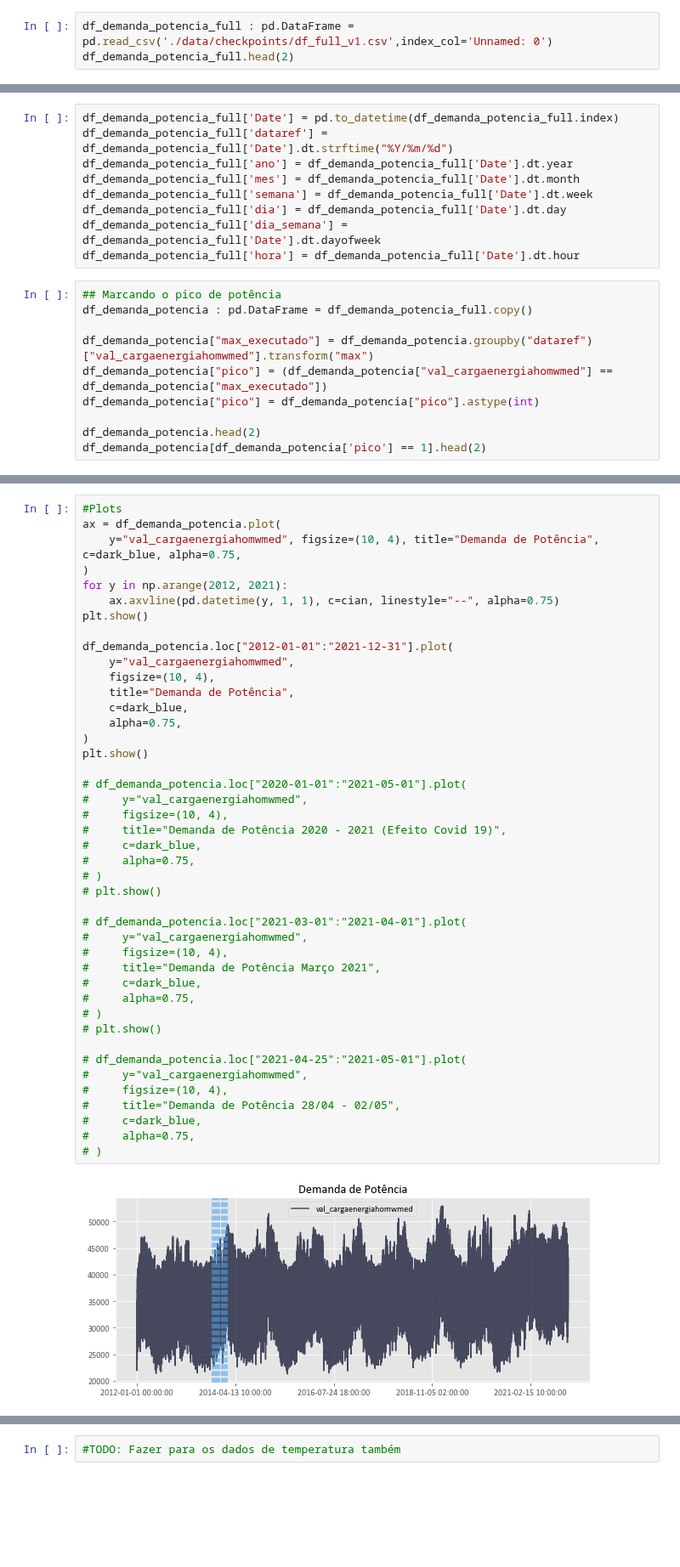
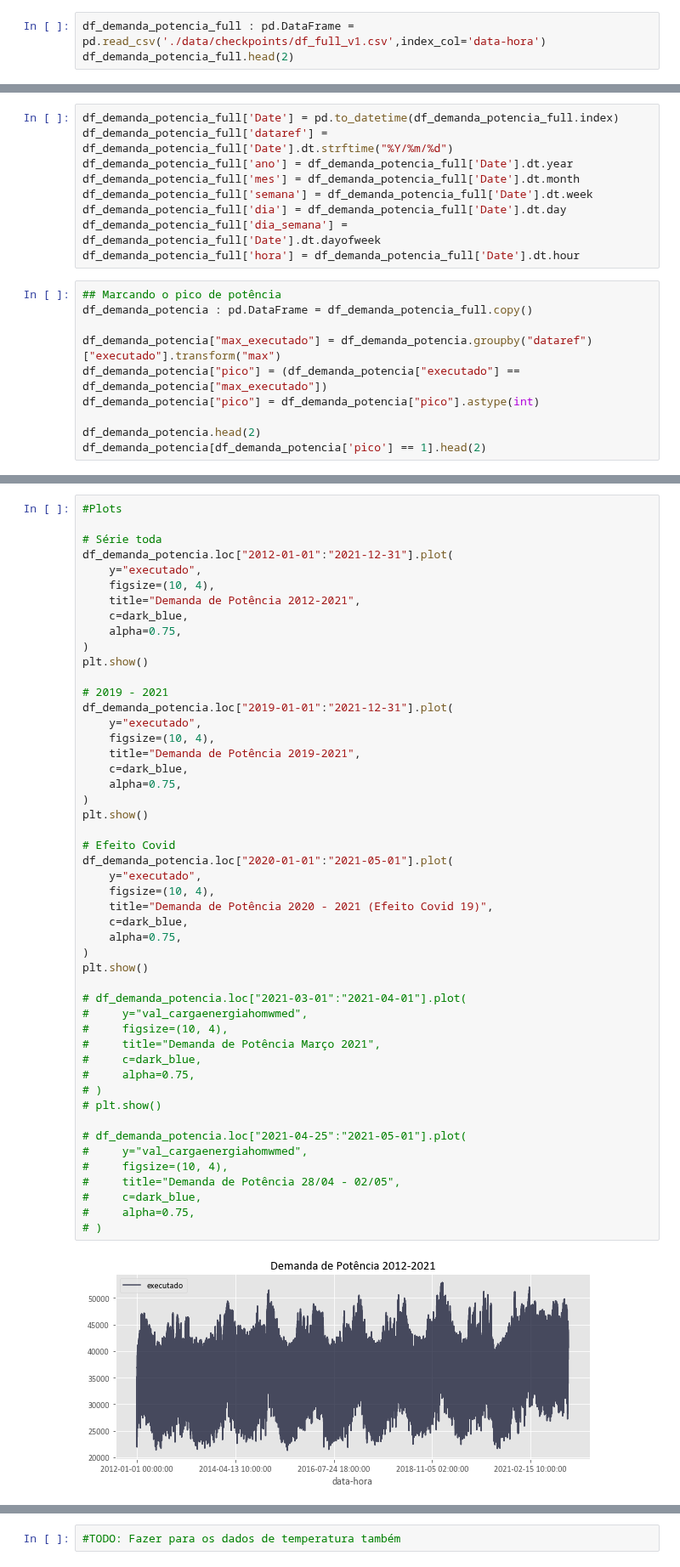
Before and after one commit to Alorencatto/tcc, a Jupyter notebook: features-1-doing.ipynb, the cells around one changed output, grey strips where cells are left out. Shown at 85% size. Cells and saved outputs as stored; diff of their text form; blank space fills up the shorter version.

```diff
--- a/features-1-doing.ipynb
+++ b/features-1-doing.ipynb
@@ -35,6 +36,6 @@ dark_blue = "#111530"
 black = "#000000"
 cian = "#4AA6EE"
 # %%
-df_demanda_potencia_full : pd.DataFrame = pd.read_csv('./data/checkpoints/df_full_v1.csv',index_col='Unnamed: 0')
+df_demanda_potencia_full : pd.DataFrame = pd.read_csv('./data/checkpoints/df_full_v1.csv',index_col='data-hora')
 df_demanda_potencia_full.head(2)
 # %% [output]
@@ -54,8 +64,8 @@ df_demanda_potencia_full['hora'] = df_demanda_potencia_full['Date'].dt.hour
 ## Marcando o pico de potência
 df_demanda_potencia : pd.DataFrame = df_demanda_potencia_full.copy()
 
-df_demanda_potencia["max_executado"] = df_demanda_potencia.groupby("dataref")["val_cargaenergiahomwmed"].transform("max")
-df_demanda_potencia["pico"] = (df_demanda_potencia["val_cargaenergiahomwmed"] == df_demanda_potencia["max_executado"])
+df_demanda_potencia["max_executado"] = df_demanda_potencia.groupby("dataref")["executado"].transform("max")
+df_demanda_potencia["pico"] = (df_demanda_potencia["executado"] == df_demanda_potencia["max_executado"])
 df_demanda_potencia["pico"] = df_demanda_potencia["pico"].astype(int)
 
 df_demanda_potencia.head(2)
@@ -68,45 +79,51 @@ df_demanda_potencia[df_demanda_potencia['pico'] == 1].head(2)
 # %%
 #Plots
-ax = df_demanda_potencia.plot(
-    y="val_cargaenergiahomwmed", figsize=(10, 4), title="Demanda de Potência", c=dark_blue, alpha=0.75,
-)
-for y in np.arange(2012, 2021):
-    ax.axvline(pd.datetime(y, 1, 1), c=cian, linestyle="--", alpha=0.75)
-plt.show()
 
+# Série toda
 df_demanda_potencia.loc["2012-01-01":"2021-12-31"].plot(
-    y="val_cargaenergiahomwmed",
+    y="executado",
     figsize=(10, 4),
-    title="Demanda de Potência",
+    title="Demanda de Potência 2012-2021",
     c=dark_blue,
     alpha=0.75,
 )
 plt.show()
 
-# df_demanda_potencia.loc["2020-01-01":"2021-05-01"].plot(
-#     y="val_cargaenergiahomwmed",
-#     figsize=(10, 4),
-#     title="Demanda de Potência 2020 - 2021 (Efeito Covid 19)",
-#     c=dark_blue,
-#     alpha=0.75,
-# )
-# plt.show()
+# 2019 - 2021
+df_demanda_potencia.loc["2019-01-01":"2021-12-31"].plot(
+    y="executado",
+    figsize=(10, 4),
+    title="Demanda de Potência 2019-2021",
+    c=dark_blue,
+    alpha=0.75,
+)
+plt.show()
+
+# Efeito Covid
+df_demanda_potencia.loc["2020-01-01":"2021-05-01"].plot(
+    y="executado",
+    figsize=(10, 4),
+    title="Demanda de Potência 2020 - 2021 (Efeito Covid 19)",
+    c=dark_blue,
+    alpha=0.75,
+)
+plt.show()
 
 # df_demanda_potencia.loc["2021-03-01":"2021-04-01"].plot(
 #     y="val_cargaenergiahomwmed",
 #     figsize=(10, 4),
 #     title="Demanda de Potência Março 2021",
 #     c=dark_blue,
 #     alpha=0.75,
 # )
 # plt.show()
 
 # df_demanda_potencia.loc["2021-04-25":"2021-05-01"].plot(
 #     y="val_cargaenergiahomwmed",
 #     figsize=(10, 4),
 #     title="Demanda de Potência 28/04 - 02/05",
 #     c=dark_blue,
 #     alpha=0.75,
 # )
 # %% [output]
-[figure, old version]
+[figure, new version]
```
Also changed, not shown: parts of 11 cells of this notebook, 5 other files.
